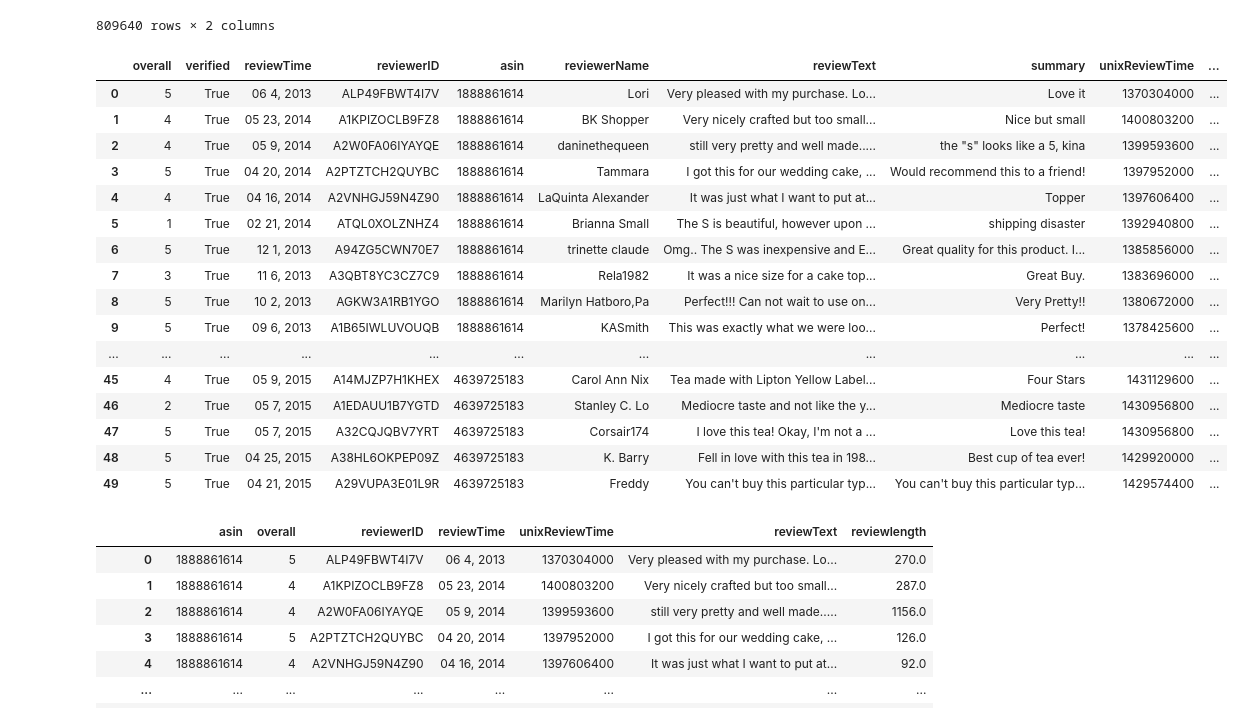
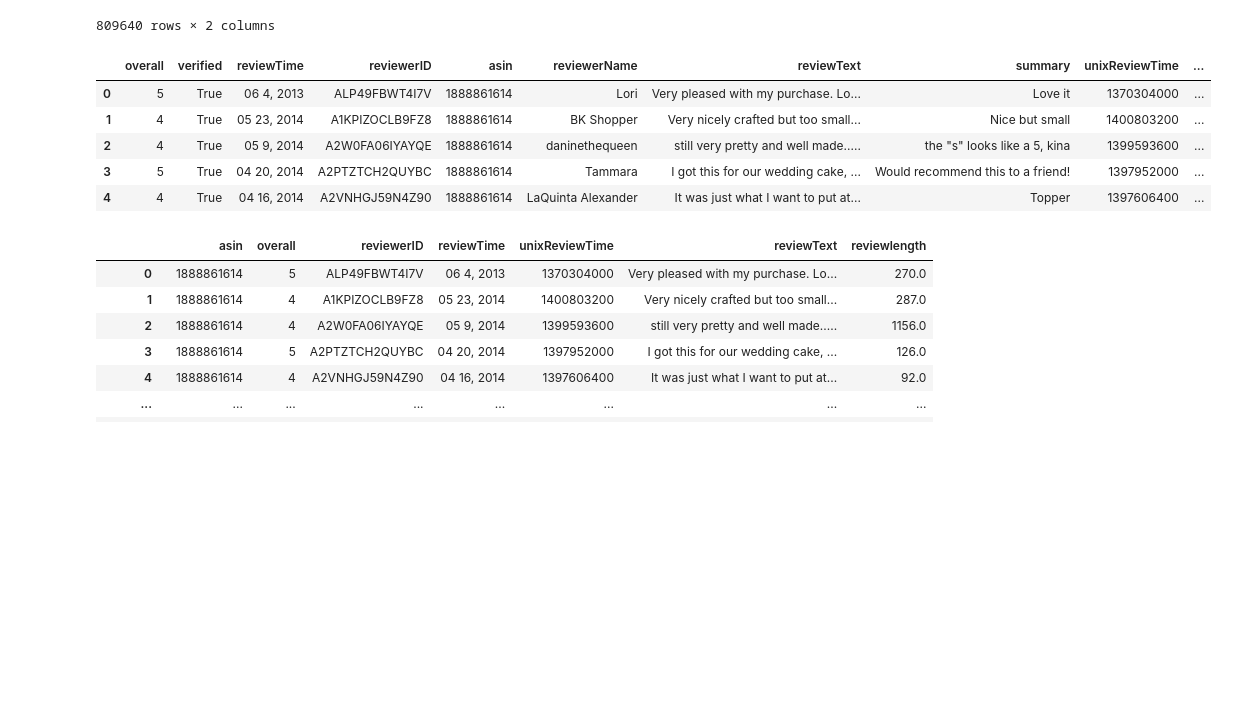
Before and after one commit to ForTheGold/text-classifier-amazon-dataset, a Jupyter notebook: groceries_data_prep.ipynb, the cells around one changed output. Cells and saved outputs as stored; diff of their text form; code cells hidden in the pictures; blank space fills up the shorter version.

```diff
--- a/groceries_data_prep.ipynb
+++ b/groceries_data_prep.ipynb
@@ -51,26 +51,15 @@ labeled_df
 # %%
 #count the number of words in a review
 Grocery_json["reviewlength"] = labeled_df["words"].apply(lambda x: len(x))
 
-Grocery_json.head(50)
+Grocery_json.head(5)
 # %% [output]
 |  | overall | verified | reviewTime | reviewerID | asin | reviewerName | reviewText | summary | unixReviewTime | ... |
 | 0 | 5 | True | 06 4, 2013 | ALP49FBWT4I7V | 1888861614 | Lori | Very pleased with my purchase. Lo... | Love it | 1370304000 | ... |
 | 1 | 4 | True | 05 23, 2014 | A1KPIZOCLB9FZ8 | 1888861614 | BK Shopper | Very nicely crafted but too small... | Nice but small | 1400803200 | ... |
 | 2 | 4 | True | 05 9, 2014 | A2W0FA06IYAYQE | 1888861614 | daninethequeen | still very pretty and well made..... | the "s" looks like a 5, kina | 1399593600 | ... |
 | 3 | 5 | True | 04 20, 2014 | A2PTZTCH2QUYBC | 1888861614 | Tammara | I got this for our wedding cake, ... | Would recommend this to a friend! | 1397952000 | ... |
 | 4 | 4 | True | 04 16, 2014 | A2VNHGJ59N4Z90 | 1888861614 | LaQuinta Alexander | It was just what I want to put at... | Topper | 1397606400 | ... |
-| 5 | 1 | True | 02 21, 2014 | ATQL0XOLZNHZ4 | 1888861614 | Brianna Small | The S is beautiful, however upon ... | shipping disaster | 1392940800 | ... |
-| 6 | 5 | True | 12 1, 2013 | A94ZG5CWN70E7 | 1888861614 | trinette claude | Omg.. The S was inexpensive and E... | Great quality for this product. I... | 1385856000 | ... |
-| 7 | 3 | True | 11 6, 2013 | A3QBT8YC3CZ7C9 | 1888861614 | Rela1982 | It was a nice size for a cake top... | Great Buy. | 1383696000 | ... |
-| 8 | 5 | True | 10 2, 2013 | AGKW3A1RB1YGO | 1888861614 | Marilyn Hatboro,Pa | Perfect!!! Can not wait to use on... | Very Pretty!! | 1380672000 | ... |
-| 9 | 5 | True | 09 6, 2013 | A1B65IWLUVOUQB | 1888861614 | KASmith | This was exactly what we were loo... | Perfect! | 1378425600 | ... |
-| ... | ... | ... | ... | ... | ... | ... | ... | ... | ... | ... |
-| 45 | 4 | True | 05 9, 2015 | A14MJZP7H1KHEX | 4639725183 | Carol Ann Nix | Tea made with Lipton Yellow Label... | Four Stars | 1431129600 | ... |
-| 46 | 2 | True | 05 7, 2015 | A1EDAUU1B7YGTD | 4639725183 | Stanley C. Lo | Mediocre taste and not like the y... | Mediocre taste | 1430956800 | ... |
-| 47 | 5 | True | 05 7, 2015 | A32CQJQBV7YRT | 4639725183 | Corsair174 | I love this tea! Okay, I'm not a ... | Love this tea! | 1430956800 | ... |
-| 48 | 5 | True | 04 25, 2015 | A38HL6OKPEP09Z | 4639725183 | K. Barry | Fell in love with this tea in 198... | Best cup of tea ever! | 1429920000 | ... |
-| 49 | 5 | True | 04 21, 2015 | A29VUPA3E01L9R | 4639725183 | Freddy | You can't buy this particular typ... | You can't buy this particular typ... | 1429574400 | ... |
 # %%
 groceries_df = Grocery_json[['asin','overall','reviewerID', 'reviewTime','unixReviewTime', 'reviewText', "reviewlength"]]
 groceries_df
```
Also changed, not shown: parts of 11 cells of this notebook, 2 other files.
